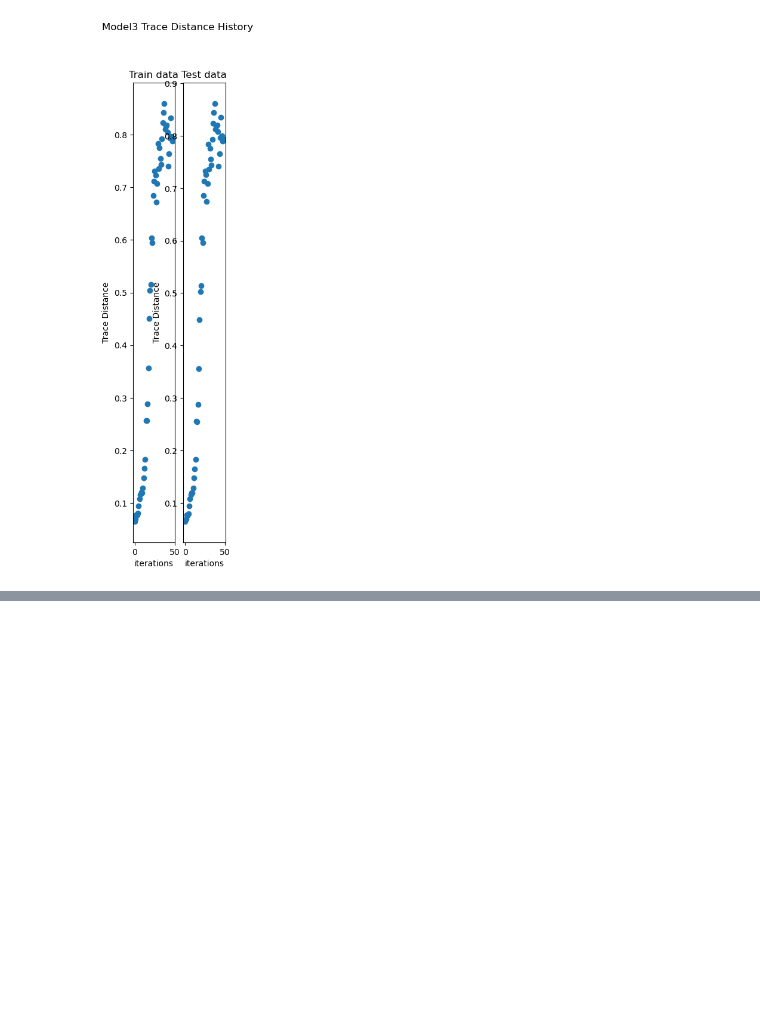
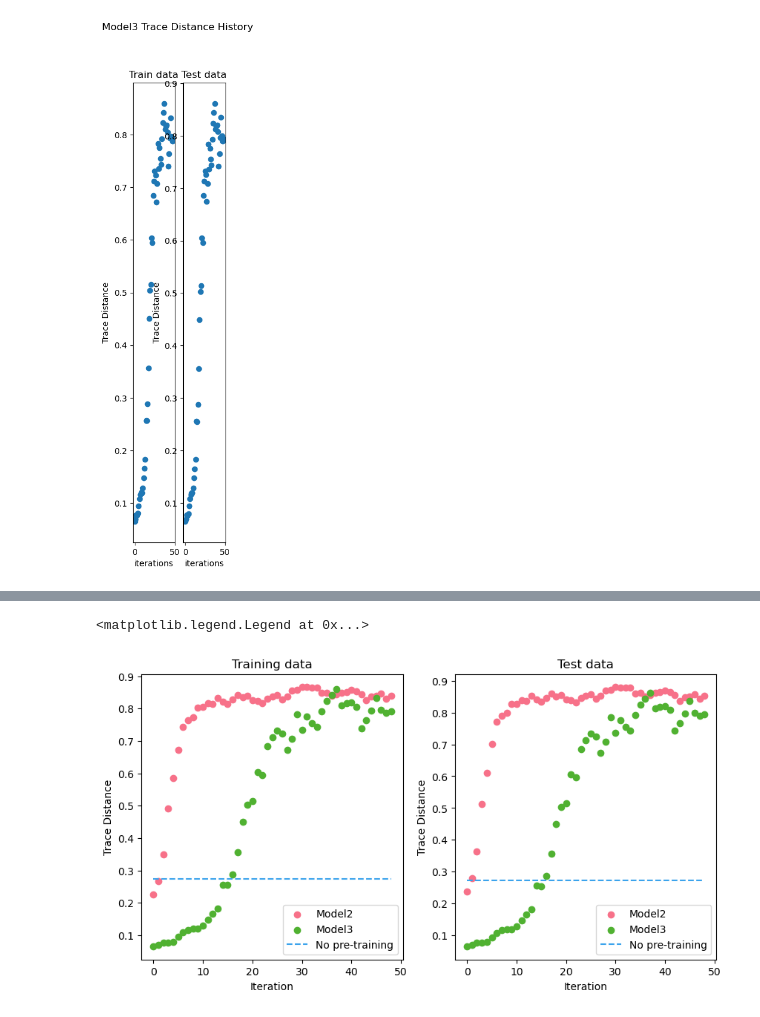
Before and after one commit to takh04/QEmbedding, a Jupyter notebook: Results/QCNN_demonstration/Real device/Real/Trace Distance History.ipynb, the cells around one changed output, grey strips where cells are left out. Drawn from its saved outputs; the diff is of its cells as text; code cells hidden in the pictures; blank space fills up the shorter version.

```diff
--- a/Results/QCNN_demonstration/Real device/Real/Trace Distance History.ipynb
+++ b/Results/QCNN_demonstration/Real device/Real/Trace Distance History.ipynb
@@ -188,0 +269,23 @@ plt.show()
+# %%
+plt.rcParams['figure.figsize'] = [10, 5]
+fig, (ax1, ax2) = plt.subplots(1,2)
+clrs = sns.color_palette("husl", 3)
+with sns.axes_style("darkgrid"):
+    ax1.scatter(range(49), Trace_Distance_history_Model2_Train, label="Model2", c=clrs[0])
+    ax1.scatter(range(49), Trace_Distance_history_Model3_Train, label="Model3", c=clrs[1])
+    ax1.plot(range(49), np.ones(49) * Trace_before_traindata, linestyle='dashed', linewidth=1.5, label="No pre-training", c=clrs[2])
+
+    ax2.scatter(range(49), Trace_Distance_history_Model2_Test, label="Model2", c=clrs[0])
+    ax2.scatter(range(49), Trace_Distance_history_Model3_Test, label="Model3", c=clrs[1])
+    ax2.plot(range(49), np.ones(49) * Trace_before_testdata, linestyle='dashed', linewidth=1.5, label="No pre-training", c=clrs[2])
+
+ax1.set_xlabel("Iteration")
+ax1.set_ylabel("Trace Distance")
+ax1.set_title("Training data")
+ax1.legend()
+
+ax2.set_xlabel("Iteration")
+ax2.set_ylabel("Trace Distance")
+ax2.set_title("Test data")
+ax2.legend()
+# %% [output]
@@ -188,0 +296,2 @@ plt.show()
+<matplotlib.legend.Legend at 0x...>
+[figure, added]
```
Also changed, not shown: parts of 6 cells of this notebook, 23 other files.
